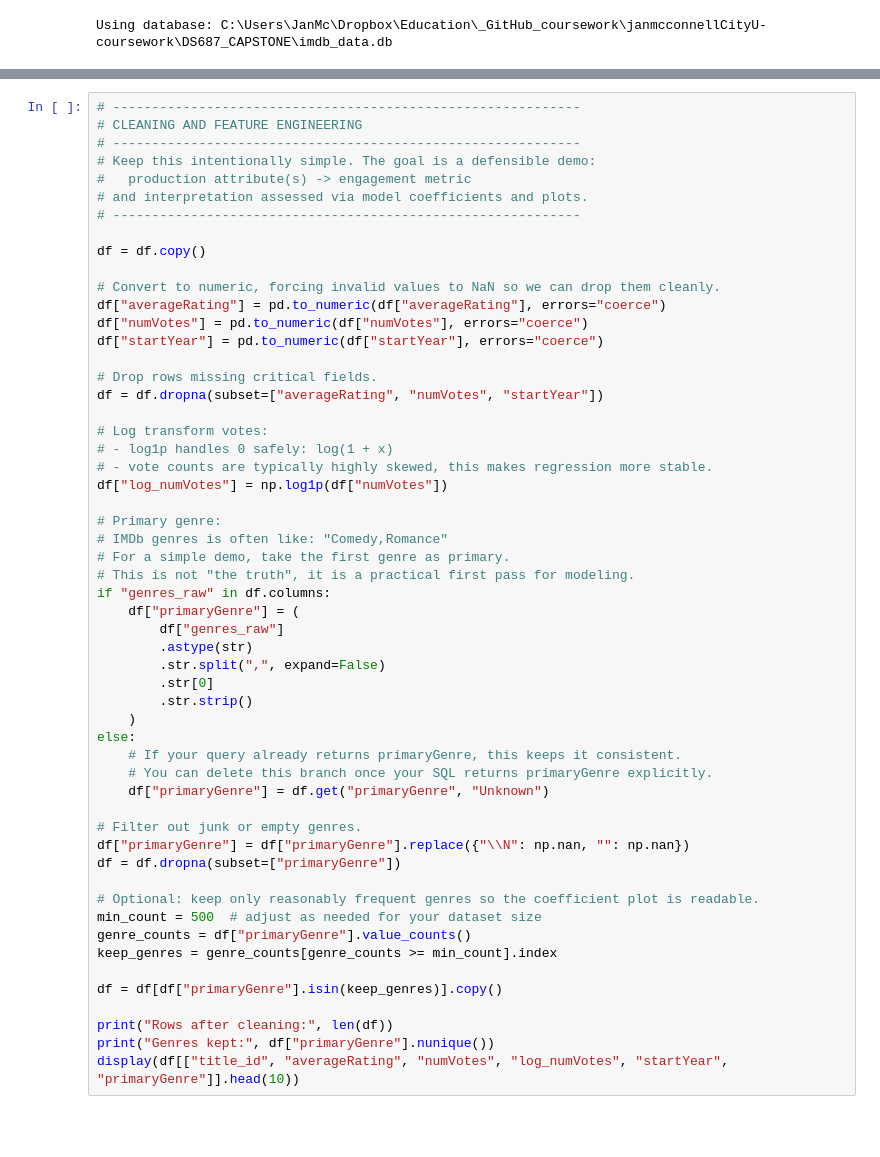
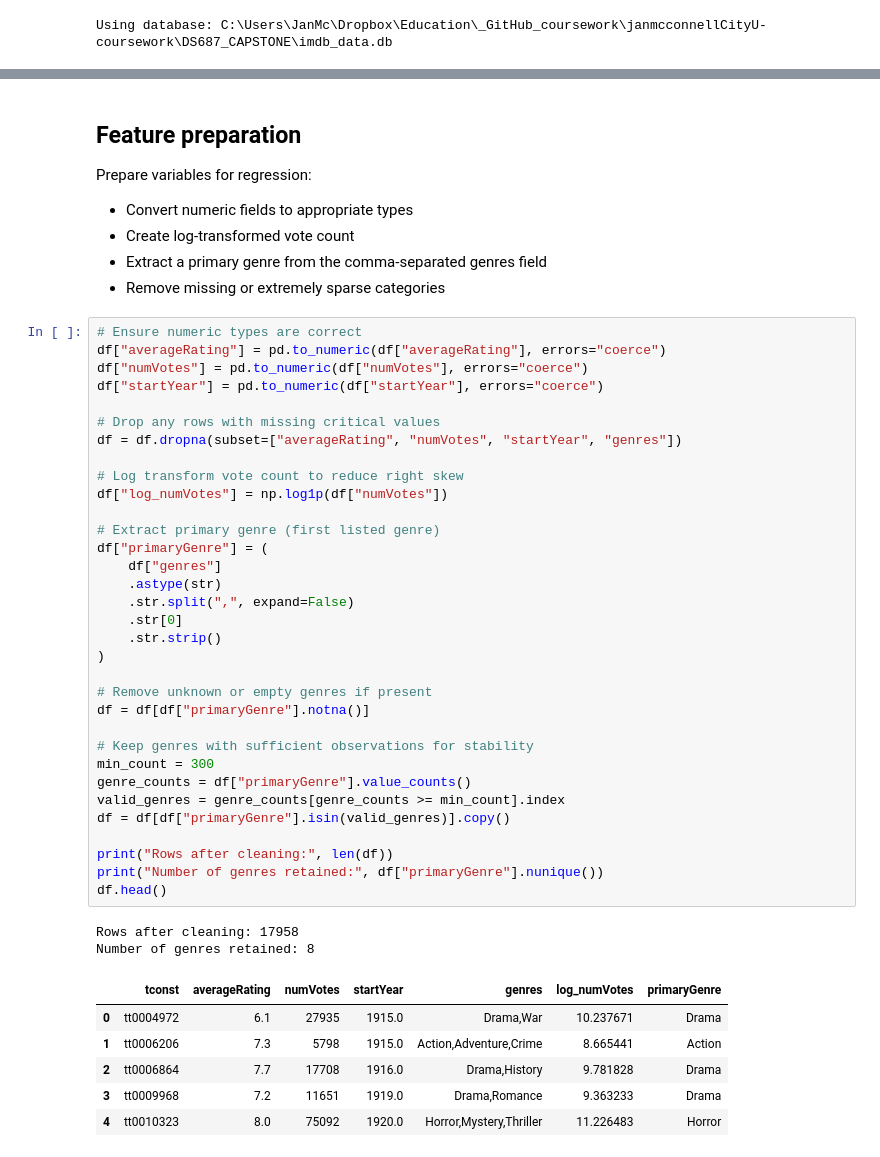
Before and after one commit to janmcconnellCityU/DS687_CAPSTONE, a Jupyter notebook: 05_interpretation_assessment.ipynb, the cells around one changed output, grey strips where cells are left out. Cells and saved outputs as stored; diff of their text form; blank space fills up the shorter version.

```diff
--- a/05_interpretation_assessment.ipynb
+++ b/05_interpretation_assessment.ipynb
@@ -104,55 +117,51 @@ display(df.head(10))
+# %% [markdown]
+## Feature preparation
+
+Prepare variables for regression:
+
+- Convert numeric fields to appropriate types
+- Create log-transformed vote count
+- Extract a primary genre from the comma-separated genres field
+- Remove missing or extremely sparse categories
 # %%
-# ------------------------------------------------------------
-# CLEANING AND FEATURE ENGINEERING
-# ------------------------------------------------------------
-# Keep this intentionally simple. The goal is a defensible demo:
-#   production attribute(s) -> engagement metric
-# and interpretation assessed via model coefficients and plots.
-# ------------------------------------------------------------
-
-df = df.copy()
-
-# Convert to numeric, forcing invalid values to NaN so we can drop them cleanly.
+# Ensure numeric types are correct
 df["averageRating"] = pd.to_numeric(df["averageRating"], errors="coerce")
 df["numVotes"] = pd.to_numeric(df["numVotes"], errors="coerce")
 df["startYear"] = pd.to_numeric(df["startYear"], errors="coerce")
 
-# Drop rows missing critical fields.
-df = df.dropna(subset=["averageRating", "numVotes", "startYear"])
+# Drop any rows with missing critical values
+df = df.dropna(subset=["averageRating", "numVotes", "startYear", "genres"])
 
-# Log transform votes:
-# - log1p handles 0 safely: log(1 + x)
-# - vote counts are typically highly skewed, this makes regression more stable.
+# Log transform vote count to reduce right skew
 df["log_numVotes"] = np.log1p(df["numVotes"])
 
-# Primary genre:
-# IMDb genres is often like: "Comedy,Romance"
-# For a simple demo, take the first genre as primary.
-# This is not "the truth", it is a practical first pass for modeling.
-if "genres_raw" in df.columns:
-    df["primaryGenre"] = (
-        df["genres_raw"]
-        .astype(str)
-        .str.split(",", expand=False)
-        .str[0]
-        .str.strip()
-    )
-else:
-    # If your query already returns primaryGenre, this keeps it consistent.
-    # You can delete this branch once your SQL returns primaryGenre explicitly.
-    df["primaryGenre"] = df.get("primaryGenre", "Unknown")
+# Extract primary genre (first listed genre)
+df["primaryGenre"] = (
+    df["genres"]
+    .astype(str)
+    .str.split(",", expand=False)
+    .str[0]
+    .str.strip()
+)
 
-# Filter out junk or empty genres.
-df["primaryGenre"] = df["primaryGenre"].replace({"\\N": np.nan, "": np.nan})
-df = df.dropna(subset=["primaryGenre"])
+# Remove unknown or empty genres if present
+df = df[df["primaryGenre"].notna()]
 
-# Optional: keep only reasonably frequent genres so the coefficient plot is readable.
-min_count = 500  # adjust as needed for your dataset size
+# Keep genres with sufficient observations for stability
+min_count = 300
 genre_counts = df["primaryGenre"].value_counts()
-keep_genres = genre_counts[genre_counts >= min_count].index
-
-df = df[df["primaryGenre"].isin(keep_genres)].copy()
+valid_genres = genre_counts[genre_counts >= min_count].index
+df = df[df["primaryGenre"].isin(valid_genres)].copy()
 
 print("Rows after cleaning:", len(df))
-print("Genres kept:", df["primaryGenre"].nunique())
-display(df[["title_id", "averageRating", "numVotes", "log_numVotes", "startYear", "primaryGenre"]].head(10))
+print("Number of genres retained:", df["primaryGenre"].nunique())
+df.head()
+# %% [output]
+Rows after cleaning: 17958
+Number of genres retained: 8
+|  | tconst | averageRating | numVotes | startYear | genres | log_numVotes | primaryGenre |
+| 0 | tt0004972 | 6.1 | 27935 | 1915.0 | Drama,War | 10.237671 | Drama |
+| 1 | tt0006206 | 7.3 | 5798 | 1915.0 | Action,Adventure,Crime | 8.665441 | Action |
+| 2 | tt0006864 | 7.7 | 17708 | 1916.0 | Drama,History | 9.781828 | Drama |
+| 3 | tt0009968 | 7.2 | 11651 | 1919.0 | Drama,Romance | 9.363233 | Drama |
+| 4 | tt0010323 | 8.0 | 75092 | 1920.0 | Horror,Mystery,Thriller | 11.226483 | Horror |
```
Also changed, not shown: parts of 10 cells of this notebook.
